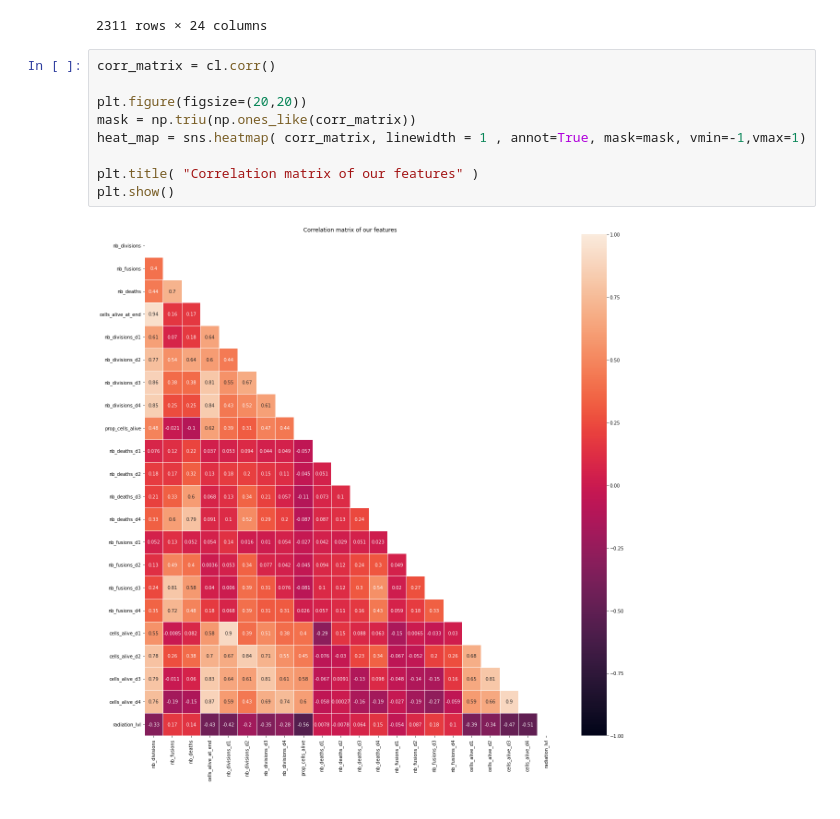
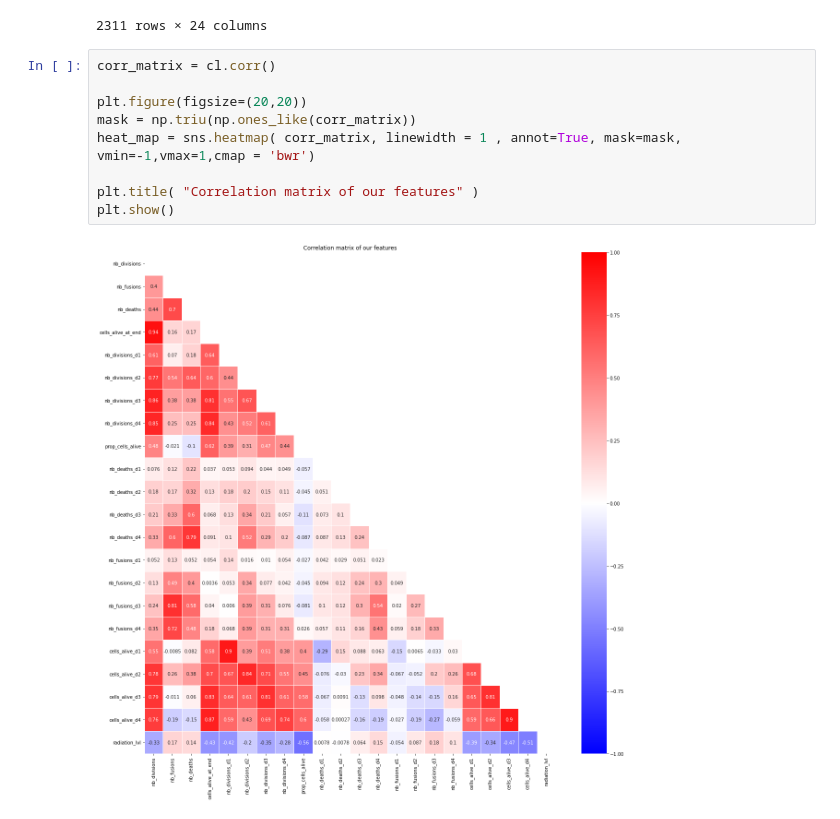
Before and after one commit to Valentin-Molina/ecn_radiobiology, a Jupyter notebook: notebook/Noe_cell_lineage.ipynb, the cells around one changed output. Cells and saved outputs as stored; diff of their text form.

Commit message:
Changed color palet for heatmap

```diff
--- a/notebook/Noe_cell_lineage.ipynb
+++ b/notebook/Noe_cell_lineage.ipynb
@@ -230,11 +230,11 @@ cl
 # %%
 corr_matrix = cl.corr()
 
 plt.figure(figsize=(20,20))
 mask = np.triu(np.ones_like(corr_matrix))
-heat_map = sns.heatmap( corr_matrix, linewidth = 1 , annot=True, mask=mask, vmin=-1,vmax=1)
+heat_map = sns.heatmap( corr_matrix, linewidth = 1 , annot=True, mask=mask, vmin=-1,vmax=1,cmap = 'bwr')
 
 plt.title( "Correlation matrix of our features" )
 plt.show()
 # %% [output]
-[figure, old version]
+[figure, new version]
```
